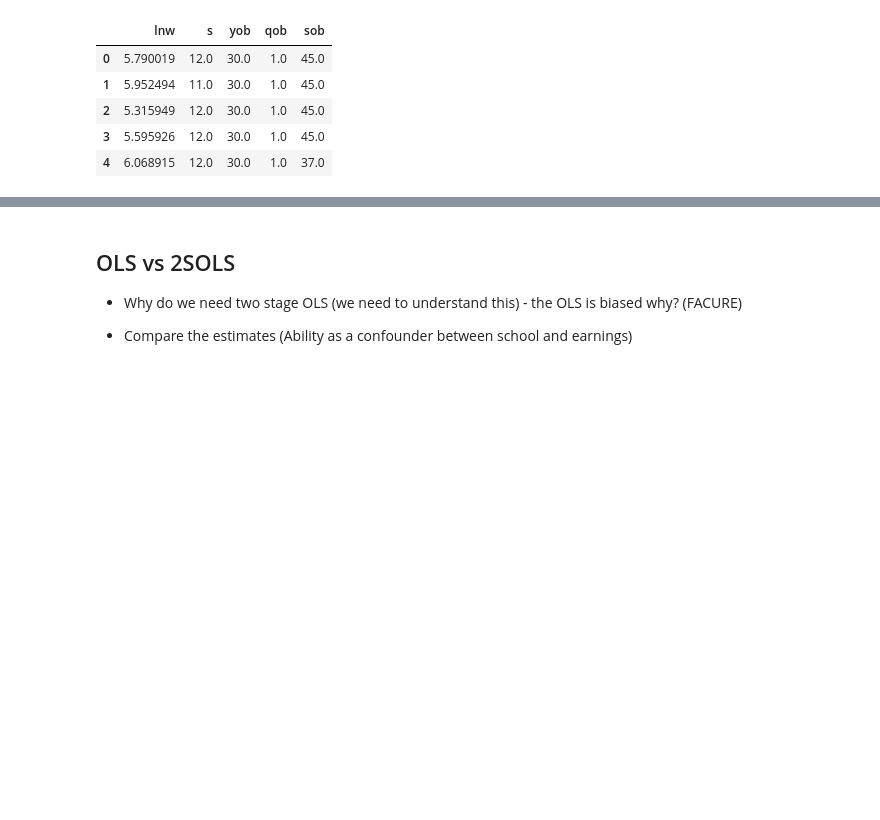
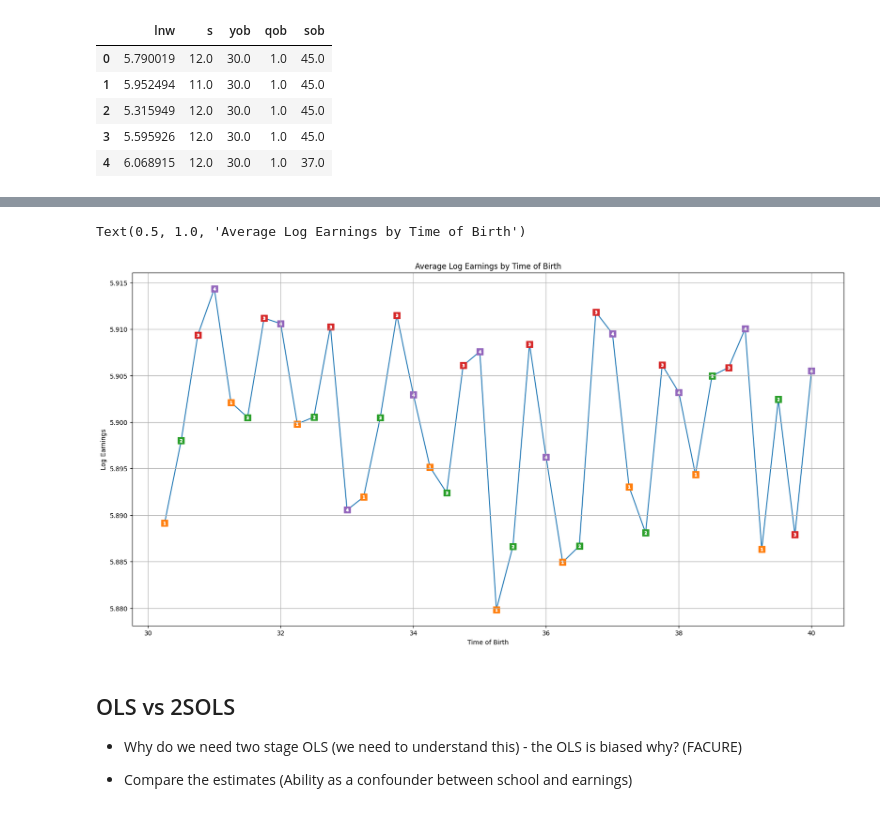
Before and after one commit to cainemerrick98/causal-inference, a Jupyter notebook: the_effect_of_schooling_on_earnings/notebook.ipynb, the cells around one changed output, grey strips where cells are left out. Cells and saved outputs as stored; diff of their text form; code cells hidden in the pictures; blank space fills up the shorter version.

```diff
--- a/the_effect_of_schooling_on_earnings/notebook.ipynb
+++ b/the_effect_of_schooling_on_earnings/notebook.ipynb
@@ -73,3 +97,24 @@ df.head()
+# %%
+fig, ax = plt.subplots(figsize=(20, 10))
+ax.plot(
+    mean_school_earnings_by_yob_qob['tob'],
+    mean_school_earnings_by_yob_qob['lnw'],
+    zorder=-1,
+)
+
+for q in range(1, 5):
+    tob = mean_school_earnings_by_yob_qob[mean_school_earnings_by_yob_qob['qob'] == q]['tob']
+    lnw = mean_school_earnings_by_yob_qob[mean_school_earnings_by_yob_qob['qob'] == q]['lnw']
+    ax.scatter(tob, lnw, marker='s', s=100, c=f"C{q}" )
+    ax.scatter(tob, lnw, marker=f"${q}$", s=20, c='white')
+
+ax.set_xlabel('Time of Birth')
+ax.set_ylabel('Log Earnings')
+ax.grid()
+ax.set_title('Average Log Earnings by Time of Birth')
+# %% [output]
+Text(0.5, 1.0, 'Average Log Earnings by Time of Birth')
+[figure, added]
 # %% [markdown]
 ## OLS vs 2SOLS
 
```
Also changed, not shown: parts of 4 cells of this notebook.
